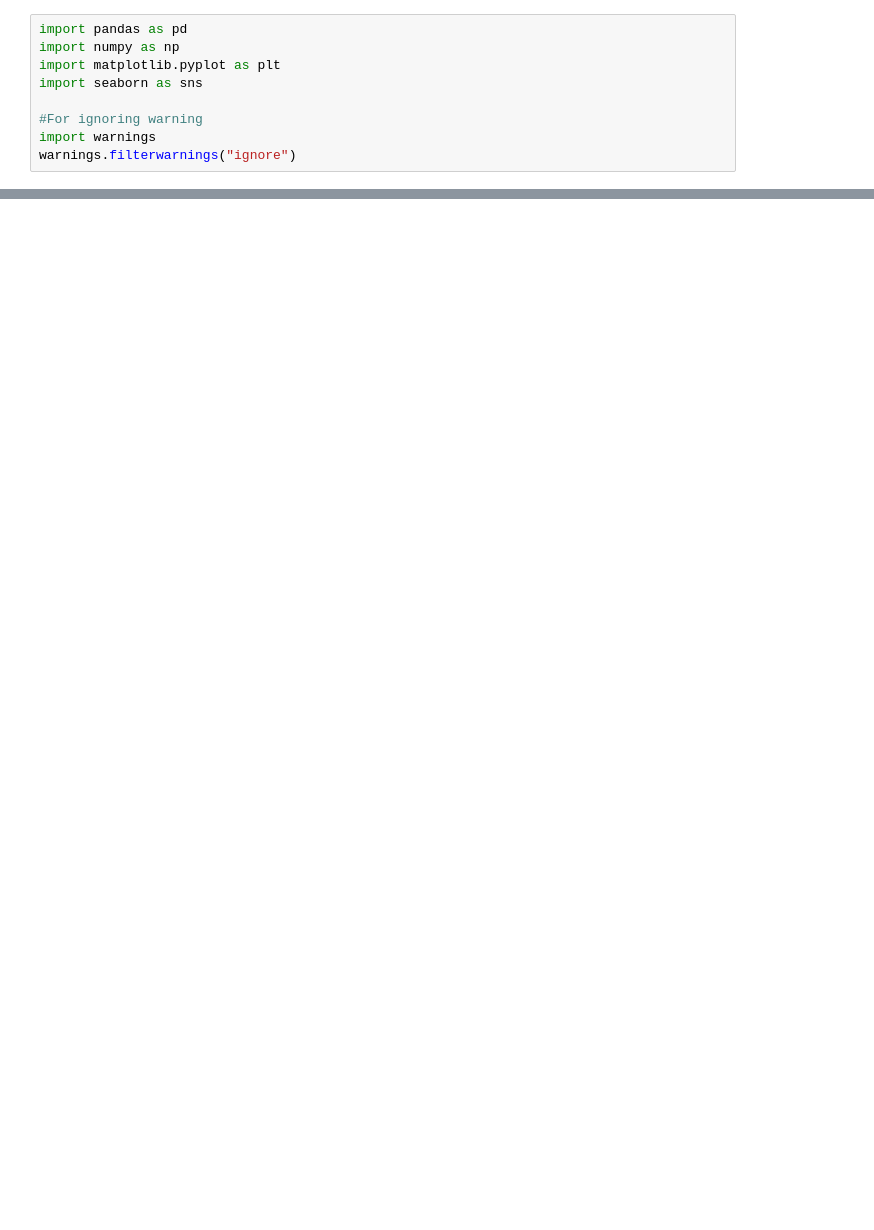
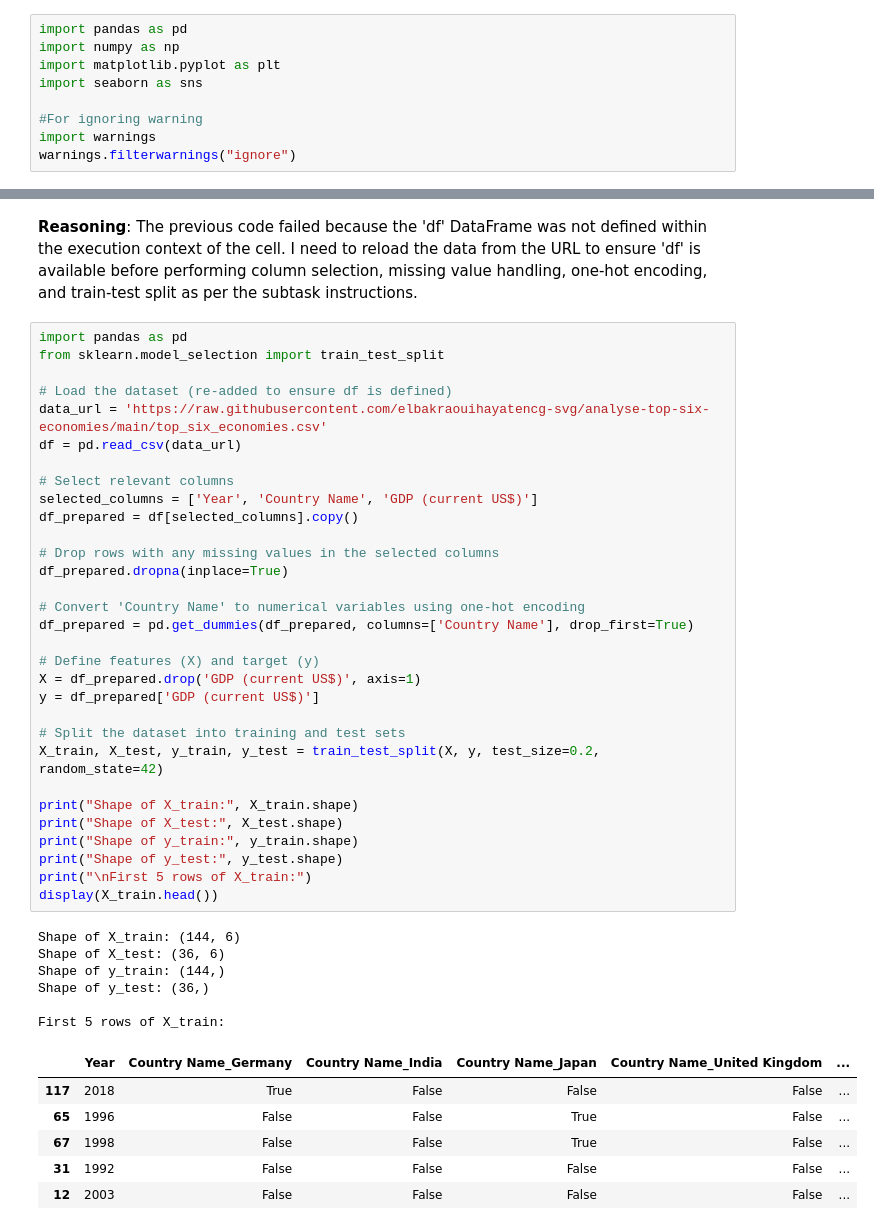
Before and after one commit to elbakraouihayatencg-svg/analyse-top-six-economies, a Jupyter notebook: Untitled12.ipynb, the cells around one changed output, grey strips where cells are left out. Cells and saved outputs as stored; diff of their text form; blank space fills up the shorter version.

```diff
--- a/Untitled12.ipynb
+++ b/Untitled12.ipynb
@@ -77,0 +79,47 @@ df
+# %% [markdown]
+**Reasoning**:
+The previous code failed because the 'df' DataFrame was not defined within the execution context of the cell. I need to reload the data from the URL to ensure 'df' is available before performing column selection, missing value handling, one-hot encoding, and train-test split as per the subtask instructions.
+# %%
+import pandas as pd
+from sklearn.model_selection import train_test_split
+
+# Load the dataset (re-added to ensure df is defined)
+data_url = 'https://raw.githubusercontent.com/elbakraouihayatencg-svg/analyse-top-six-economies/main/top_six_economies.csv'
+df = pd.read_csv(data_url)
+
+# Select relevant columns
+selected_columns = ['Year', 'Country Name', 'GDP (current US$)']
+df_prepared = df[selected_columns].copy()
+
+# Drop rows with any missing values in the selected columns
+df_prepared.dropna(inplace=True)
+
+# Convert 'Country Name' to numerical variables using one-hot encoding
+df_prepared = pd.get_dummies(df_prepared, columns=['Country Name'], drop_first=True)
+
+# Define features (X) and target (y)
+X = df_prepared.drop('GDP (current US$)', axis=1)
+y = df_prepared['GDP (current US$)']
+
+# Split the dataset into training and test sets
+X_train, X_test, y_train, y_test = train_test_split(X, y, test_size=0.2, random_state=42)
+
+print("Shape of X_train:", X_train.shape)
+print("Shape of X_test:", X_test.shape)
+print("Shape of y_train:", y_train.shape)
+print("Shape of y_test:", y_test.shape)
+print("\nFirst 5 rows of X_train:")
+display(X_train.head())
+# %% [output]
+Shape of X_train: (144, 6)
+Shape of X_test: (36, 6)
+Shape of y_train: (144,)
+Shape of y_test: (36,)
+
+First 5 rows of X_train:
+|  | Year | Country Name_Germany | Country Name_India | Country Name_Japan | Country Name_United Kingdom | ... |
+| 117 | 2018 | True | False | False | False | ... |
+| 65 | 1996 | False | False | True | False | ... |
+| 67 | 1998 | False | False | True | False | ... |
+| 31 | 1992 | False | False | False | False | ... |
+| 12 | 2003 | False | False | False | False | ... |
```
Also changed, not shown: parts of 46 cells of this notebook.
